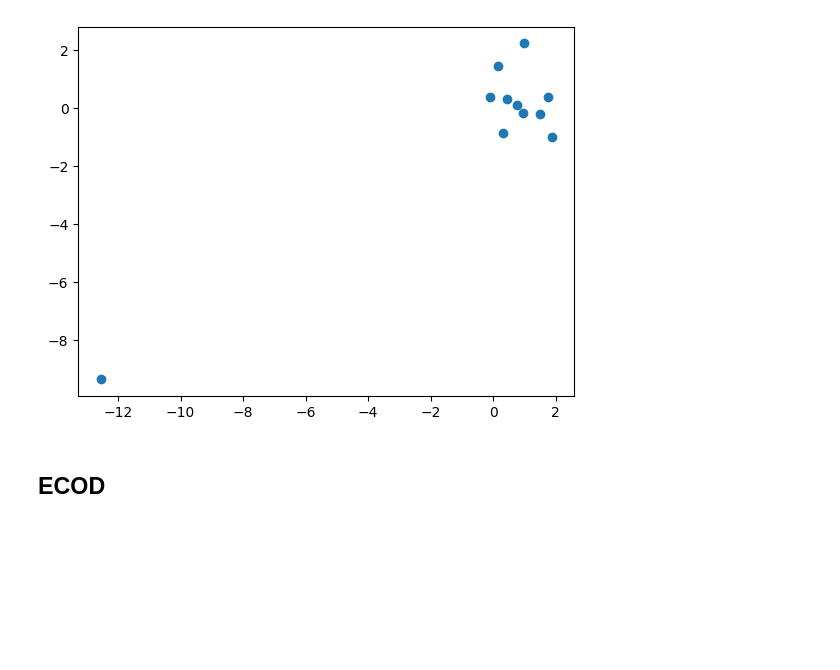
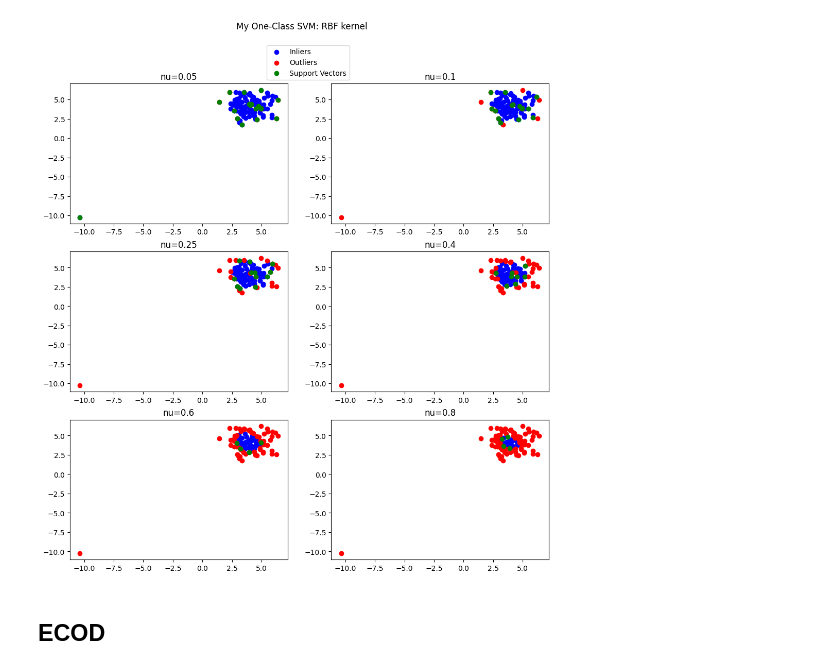
Before and after one commit to roomate/ML_from_scratch, a Jupyter notebook: outlier_detection.ipynb, the cells around one changed output. Drawn from its saved outputs; the diff is of its cells as text; code cells hidden in the pictures; blank space fills up the shorter version.

```diff
--- a/outlier_detection.ipynb
+++ b/outlier_detection.ipynb
@@ -107,7 +118,7 @@ class One_class_SVM:
         alpha[:int(ln*self.nu)]=1/(ln*self.nu)
         alpha[int(ln*self.nu)]=1-np.sum(alpha)
 
-        #To ensure that SV is not empty at initialization
+        #To ensure that SV is not empty at initialization if ln*self.nu is an integer.
         if np.isclose(ln*self.nu, round(ln*self.nu)):
             alpha[0]-=.1/(ln*self.nu)
             alpha[-1]+=.1/(ln*self.nu)
@@ -171,6 +182,7 @@ class One_class_SVM:
             #Update alpha_i1
             alpha[idx1]=Delta-alpha[idx2]
 
+            #Support vectors
             (SVp, )=np.where( (alpha>self.epsilon) * (alpha<C-self.epsilon) )
             if len(SVp)>0:
                 SV=SVp
@@ -186,13 +198,15 @@ class One_class_SVM:
         self.rho=rho
         self.alpha=alpha
 
+        self.C=C
+
         for i, a in enumerate(self.alpha):
             if a<=self.epsilon:
-                assert O[i]>self.rho-self.epsilon
-            elif 0<a and a<C:
-                assert np.allclose(O[i], self.rho, rtol=self.epsilon)
+                assert O[i]>=self.rho-self.epsilon
+            elif self.epsilon<a and a<C-self.epsilon:
+                assert np.allclose(O[i], self.rho, atol=1e-4)
             elif a>=C-self.epsilon:
-                assert O[i]<self.rho
+                assert O[i]<=self.rho
 
         if nb_iter==self.max_iter:
             print("Maximum number of iterations reached.")
@@ -216,32 +230,55 @@ class One_class_SVM:
         if len(x.shape)==1:
             x=np.reshape(x, shape=(1, -1))
         K=self.kernel(x, self.X)
-        return np.sign(K@self.alpha - self.rho + self.epsilon).item()
+        return np.sign(K@self.alpha - self.rho + self.epsilon).astype(np.int32)
 
 np.random.seed(0)
 ## My One-Class SVM
-nu=.2
-N=10
-oc_svm=One_class_SVM(.2, linear)
-X_train=np.random.randn(N, 2)
+nu=.1
+N=100
+oc_svm=One_class_SVM(nu, linear)
+X_train=np.random.randn(N, 2)+4
 X_train=np.concatenate((X_train, np.random.randn(1, 2)-10), axis=0)
+
 oc_svm.fit(X_train)
+print("nu={0}".format(nu))
 print("----------------------------My One-Class SVM---------------------------")
 print("rho= ", oc_svm.rho)
-print(oc_svm.alpha[oc_svm.alpha > 1e-6])
-print("Point at {0} should be an outlier: ".format(X_train[-1]), oc_svm.decision_function(X_train[-1]).item())
-print("Point at {0} should be an inlier: ".format(X_train[0]), oc_svm.decision_function(X_train[0]).item())
+print(oc_svm.alpha[oc_svm.alpha > 1e-9])
+print("Point at {0} should be an outlier: ".format(X_train[-1]), oc_svm.predict(X_train[-1]))
+print("Points that should be an inlier: ", oc_svm.predict(X_train[:-1]))
 
 ## Sklean One-Class SVM
 print("--------------------------Sklearn One-Class SVM------------------------")
-sk_oc_svm=OneClassSVM(kernel='linear', gamma=1, nu=.2)
+sk_oc_svm=OneClassSVM(kernel='linear', gamma=1, nu=nu)
 sk_oc_svm.fit(X_train)
 print("rho= ", sk_oc_svm.intercept_.item())
 print(sk_oc_svm.dual_coef_)
-print("Point at {0} should be an outlier: ".format(X_train[-1]), sk_oc_svm.decision_function(X_train[-1][None]).item())
-print("Point at {0} should be an inlier: ".format(X_train[0]), sk_oc_svm.decision_function(X_train[0][None]).item())
+print("Point at {0} should be an outlier: ".format(X_train[-1]), sk_oc_svm.predict(X_train[-1][None]))
+print("Points that should be an inlier: ", sk_oc_svm.predict(X_train[:-1]))
 
-## Print data
-plt.scatter(X_train[:,0], X_train[:,1], label="Training dataset")
+fig, axes=plt.subplots(nrows=3, ncols=2, figsize=(12, 12))
+
+color=("blue", "red", "green")
+NU=[.05, .1, .25, .4, .6, .8]
+
+fig.suptitle("My One-Class SVM: RBF kernel")
+
+for i, nu in enumerate(NU):
+    oc_svm.kernel=RBF()
+    oc_svm.nu=nu
+    oc_svm.fit(X_train)
+    y=oc_svm.predict(X_train)
+
+    SV=np.where( (oc_svm.alpha>oc_svm.epsilon) * (oc_svm.alpha<oc_svm.C-oc_svm.epsilon) )
+
+    ## Display data
+    inliers=np.where(y==1)[0]
+    outliers=np.where(y==-1)[0]
+    axes[i//2, i%2].scatter(X_train[inliers,0], X_train[inliers,1], label="Inliers", color=color[0])
+    axes[i//2, i%2].scatter(X_train[outliers,0], X_train[outliers,1], label="Outliers", color=color[1])
+    axes[i//2, i%2].scatter(X_train[SV,0], X_train[SV,1], label="Support Vectors", color=color[2])
+    axes[i//2, i%2].set_title("nu={0}".format(nu))
+axes[0,0].legend(bbox_to_anchor=(1.3, 1.3))
 plt.show()
 # %% [output]
@@ -260,3 +302,3 @@ Point at [1.76405235 0.40015721] should be an inlier:  -1.1491731899857102e-05
-[figure, old version]
+[figure, new version]
 # %% [markdown]
 ## ECOD
```
Also changed, not shown: parts of 3 cells of this notebook.
